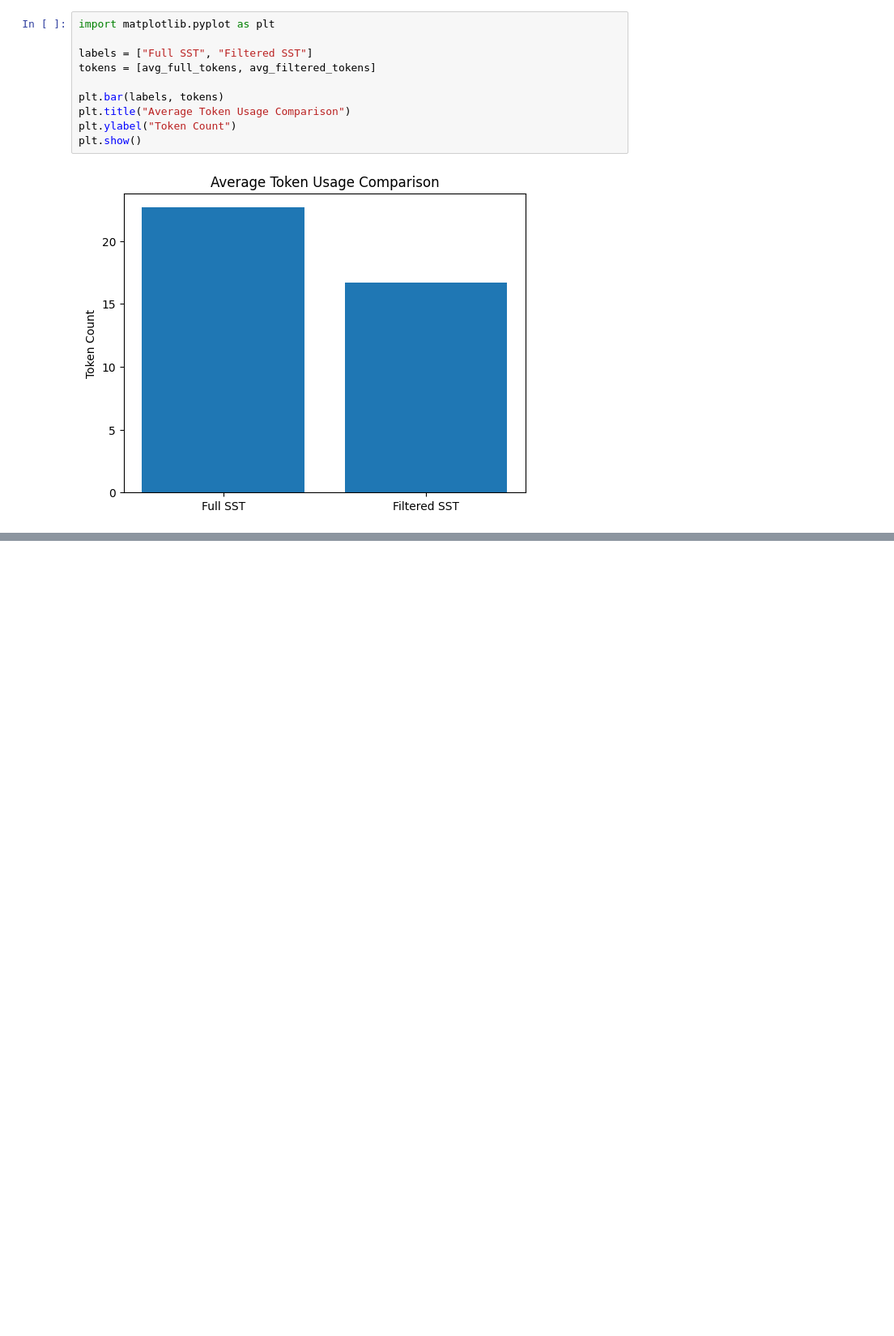
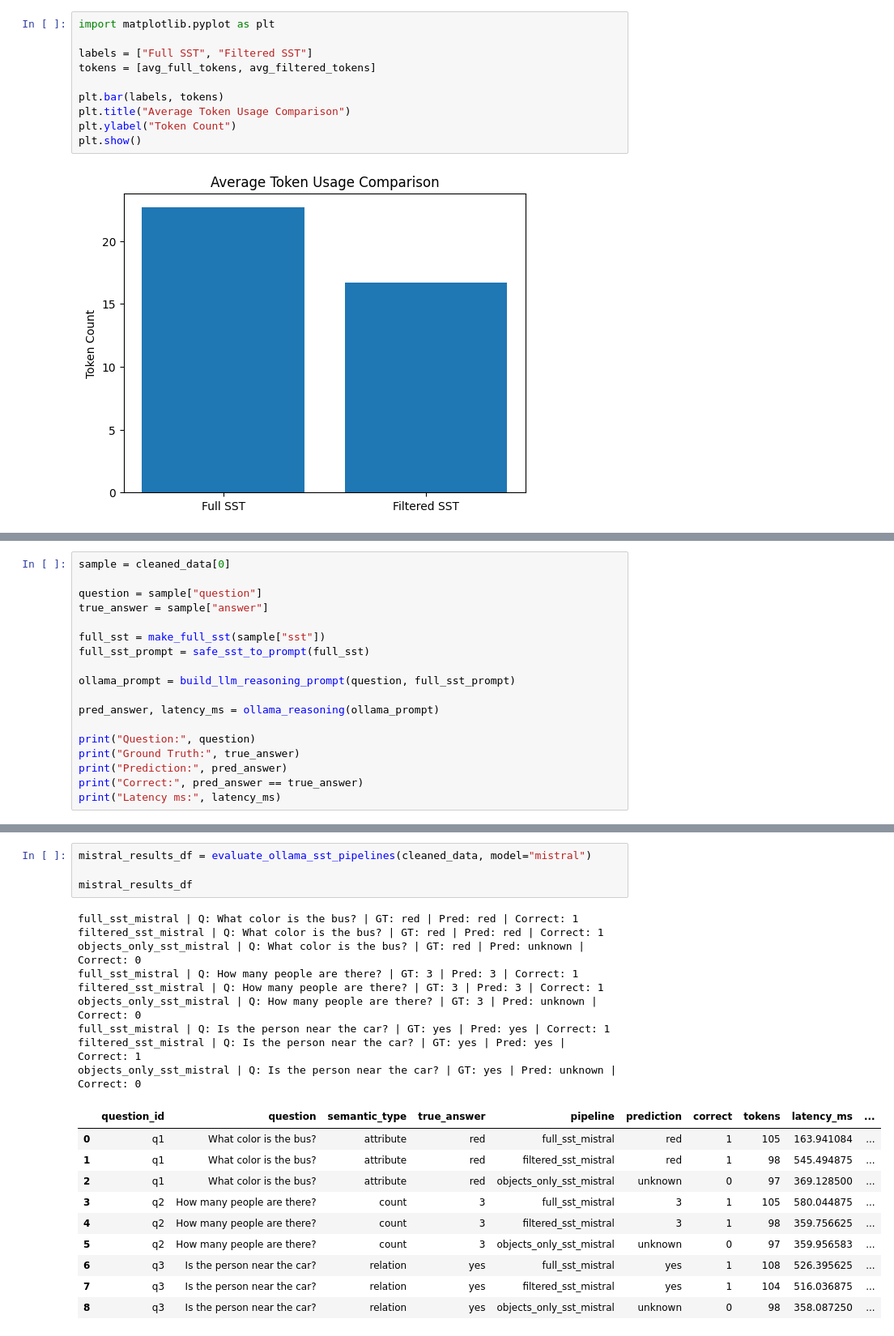
Before and after one commit to rafiazarin/CSE427_SST_Project, a Jupyter notebook: notebooks/week3_eda_and_models.ipynb, the cells around one changed output, grey strips where cells are left out. Shown at 81% size. Cells and saved outputs as stored; diff of their text form; blank space fills up the shorter version.

Commit message:
Update week 3 EDA and models notebook

```diff
--- a/notebooks/week3_eda_and_models.ipynb
+++ b/notebooks/week3_eda_and_models.ipynb
@@ -584,0 +1060,18 @@ plt.show()
+# %%
+sample = cleaned_data[0]
+
+question = sample["question"]
+true_answer = sample["answer"]
+
+full_sst = make_full_sst(sample["sst"])
+full_sst_prompt = safe_sst_to_prompt(full_sst)
+
+ollama_prompt = build_llm_reasoning_prompt(question, full_sst_prompt)
+
+pred_answer, latency_ms = ollama_reasoning(ollama_prompt)
+
+print("Question:", question)
+print("Ground Truth:", true_answer)
+print("Prediction:", pred_answer)
+print("Correct:", pred_answer == true_answer)
+print("Latency ms:", latency_ms)
@@ -584,0 +1151,24 @@ plt.show()
+# %%
+mistral_results_df = evaluate_ollama_sst_pipelines(cleaned_data, model="mistral")
+
+mistral_results_df
+# %% [output]
+full_sst_mistral | Q: What color is the bus? | GT: red | Pred: red | Correct: 1
+filtered_sst_mistral | Q: What color is the bus? | GT: red | Pred: red | Correct: 1
+objects_only_sst_mistral | Q: What color is the bus? | GT: red | Pred: unknown | Correct: 0
+full_sst_mistral | Q: How many people are there? | GT: 3 | Pred: 3 | Correct: 1
+filtered_sst_mistral | Q: How many people are there? | GT: 3 | Pred: 3 | Correct: 1
+objects_only_sst_mistral | Q: How many people are there? | GT: 3 | Pred: unknown | Correct: 0
+full_sst_mistral | Q: Is the person near the car? | GT: yes | Pred: yes | Correct: 1
+filtered_sst_mistral | Q: Is the person near the car? | GT: yes | Pred: yes | Correct: 1
+objects_only_sst_mistral | Q: Is the person near the car? | GT: yes | Pred: unknown | Correct: 0
+|  | question_id | question | semantic_type | true_answer | pipeline | prediction | correct | tokens | latency_ms | ... |
+| 0 | q1 | What color is the bus? | attribute | red | full_sst_mistral | red | 1 | 105 | 163.941084 | ... |
+| 1 | q1 | What color is the bus? | attribute | red | filtered_sst_mistral | red | 1 | 98 | 545.494875 | ... |
+| 2 | q1 | What color is the bus? | attribute | red | objects_only_sst_mistral | unknown | 0 | 97 | 369.128500 | ... |
+| 3 | q2 | How many people are there? | count | 3 | full_sst_mistral | 3 | 1 | 105 | 580.044875 | ... |
+| 4 | q2 | How many people are there? | count | 3 | filtered_sst_mistral | 3 | 1 | 98 | 359.756625 | ... |
+| 5 | q2 | How many people are there? | count | 3 | objects_only_sst_mistral | unknown | 0 | 97 | 359.956583 | ... |
+| 6 | q3 | Is the person near the car? | relation | yes | full_sst_mistral | yes | 1 | 108 | 526.395625 | ... |
+| 7 | q3 | Is the person near the car? | relation | yes | filtered_sst_mistral | yes | 1 | 104 | 516.036875 | ... |
+| 8 | q3 | Is the person near the car? | relation | yes | objects_only_sst_mistral | unknown | 0 | 98 | 358.087250 | ... |
```
Also changed, not shown: parts of 29 cells of this notebook, 1 other file.
